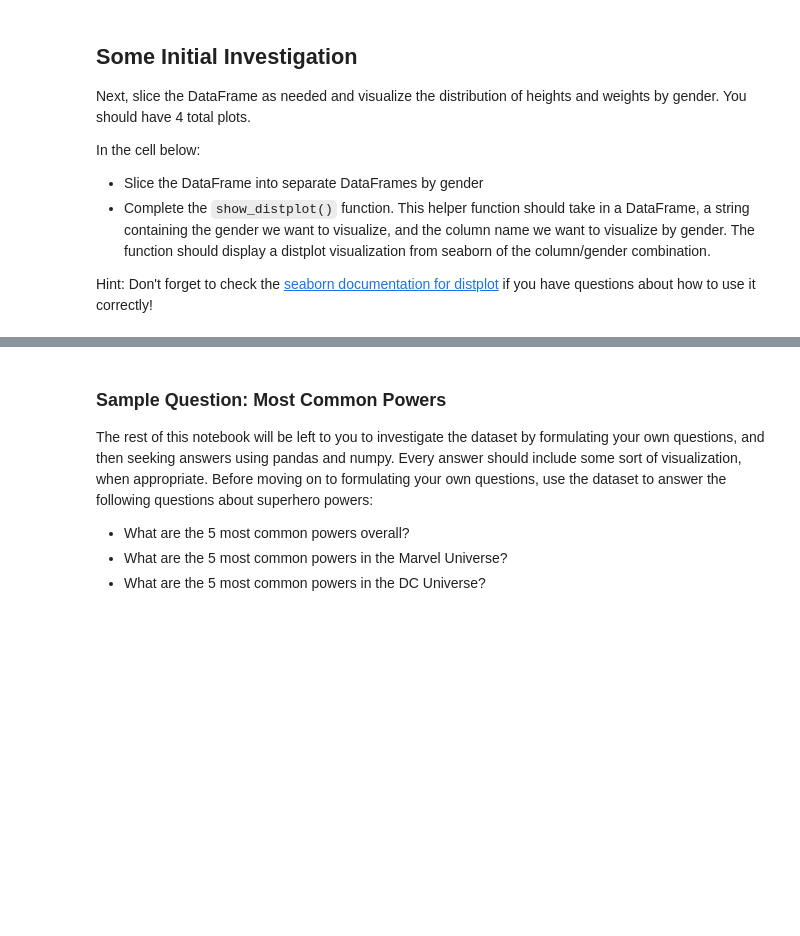
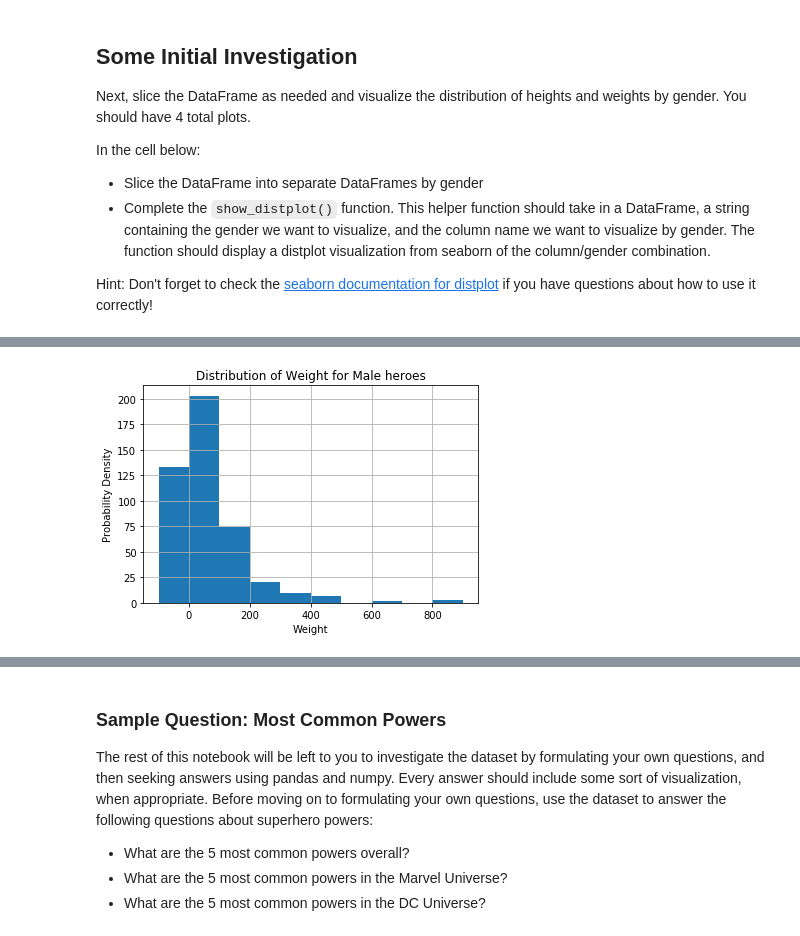
Before and after one commit to RS291/dsc-data-cleaning-project-onl01-dtsc-pt-030220, a Jupyter notebook: index.ipynb, the cells around one changed output, grey strips where cells are left out. Saved outputs shown, nothing was run; the diff lists cells and outputs as text; code cells hidden in the pictures; blank space fills up the shorter version.

```diff
--- a/index.ipynb
+++ b/index.ipynb
@@ -324,4 +332,7 @@ def show_distplot(dataframe, gender, column_name):
 # %%
 # Male Weight
+show_distplot(male_superheroes_df, 'Male', 'Weight')
+# %% [output]
+[figure, added]
 # %%
 # Female Height
```
Also changed, not shown: parts of 15 cells of this notebook.
